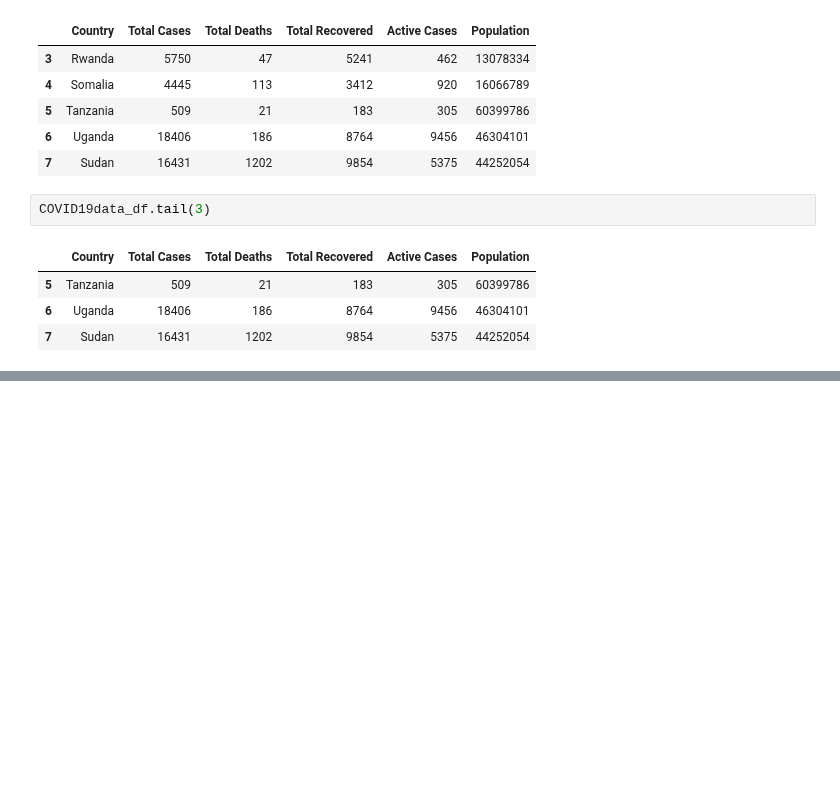
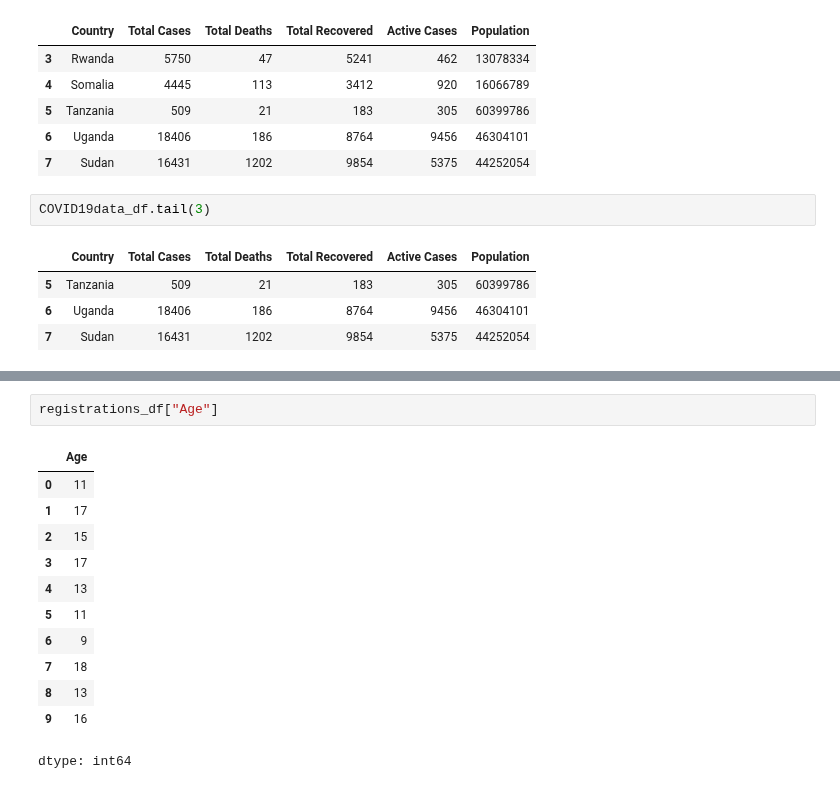
Before and after one commit to Muhammed1978/Amazon-Product-Review-Analysis, a Jupyter notebook: DataAnalysis_Pandas0.ipynb, the cells around one changed output, grey strips where cells are left out. Drawn from its saved outputs; the diff is of its cells as text; blank space fills up the shorter version.

```diff
--- a/DataAnalysis_Pandas0.ipynb
+++ b/DataAnalysis_Pandas0.ipynb
@@ -387,0 +574,15 @@ COVID19data_df.tail(3)
+# %%
+registrations_df["Age"]
+# %% [output]
+|  | Age |
+| 0 | 11 |
+| 1 | 17 |
+| 2 | 15 |
+| 3 | 17 |
+| 4 | 13 |
+| 5 | 11 |
+| 6 | 9 |
+| 7 | 18 |
+| 8 | 13 |
+| 9 | 16 |
+dtype: int64
```
Also changed, not shown: parts of 35 cells of this notebook.
